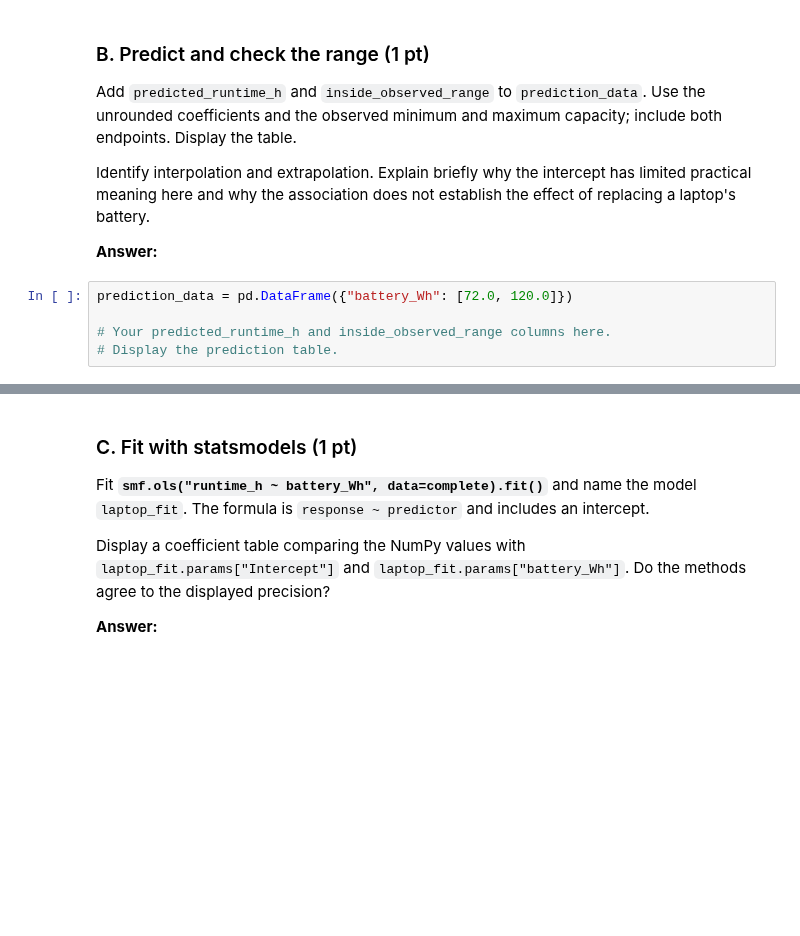
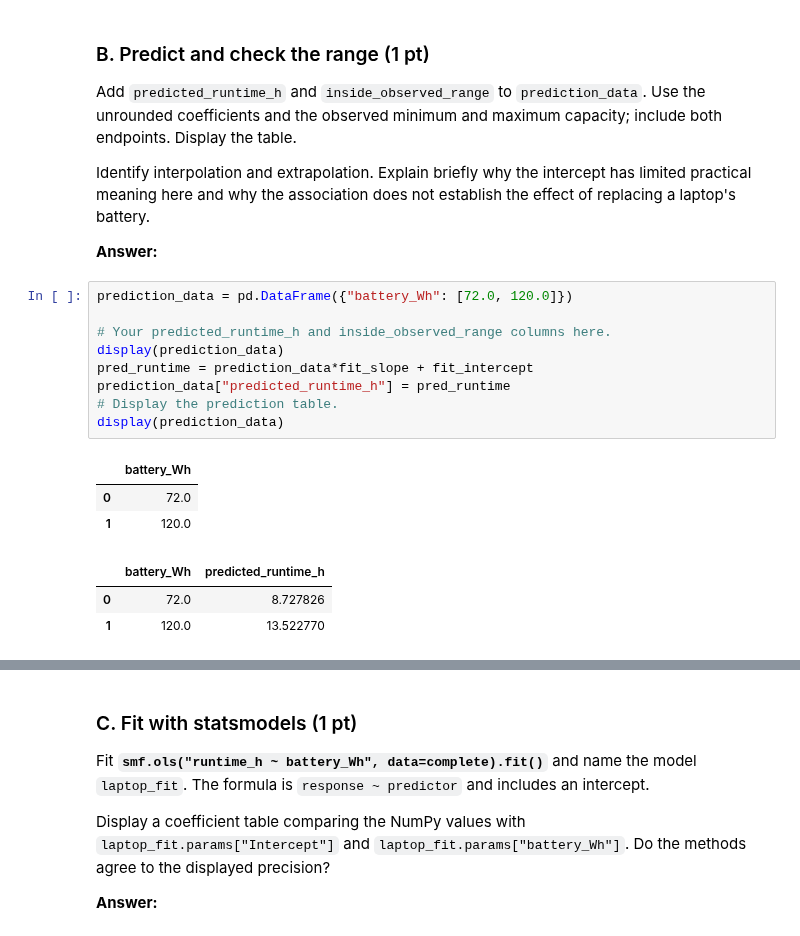
Before and after one commit to paulien67/26f-engr1451-2451, a Jupyter notebook: 1-assignments/LE06/LE06.ipynb, the cells around one changed output, grey strips where cells are left out. Cells and saved outputs as stored; diff of their text form; blank space fills up the shorter version.

```diff
--- a/1-assignments/LE06/LE06.ipynb
+++ b/1-assignments/LE06/LE06.ipynb
@@ -78,5 +101,16 @@ Identify interpolation and extrapolation. Explain briefly why the intercept has
 # %%
 prediction_data = pd.DataFrame({"battery_Wh": [72.0, 120.0]})
 
 # Your predicted_runtime_h and inside_observed_range columns here.
+display(prediction_data)
+pred_runtime = prediction_data*fit_slope + fit_intercept
+prediction_data["predicted_runtime_h"] = pred_runtime
 # Display the prediction table.
+display(prediction_data)
+# %% [output]
+|  | battery_Wh |
+| 0 | 72.0 |
+| 1 | 120.0 |
+|  | battery_Wh | predicted_runtime_h |
+| 0 | 72.0 | 8.727826 |
+| 1 | 120.0 | 13.522770 |
```
Also changed, not shown: parts of 3 cells of this notebook, 1 other file.
